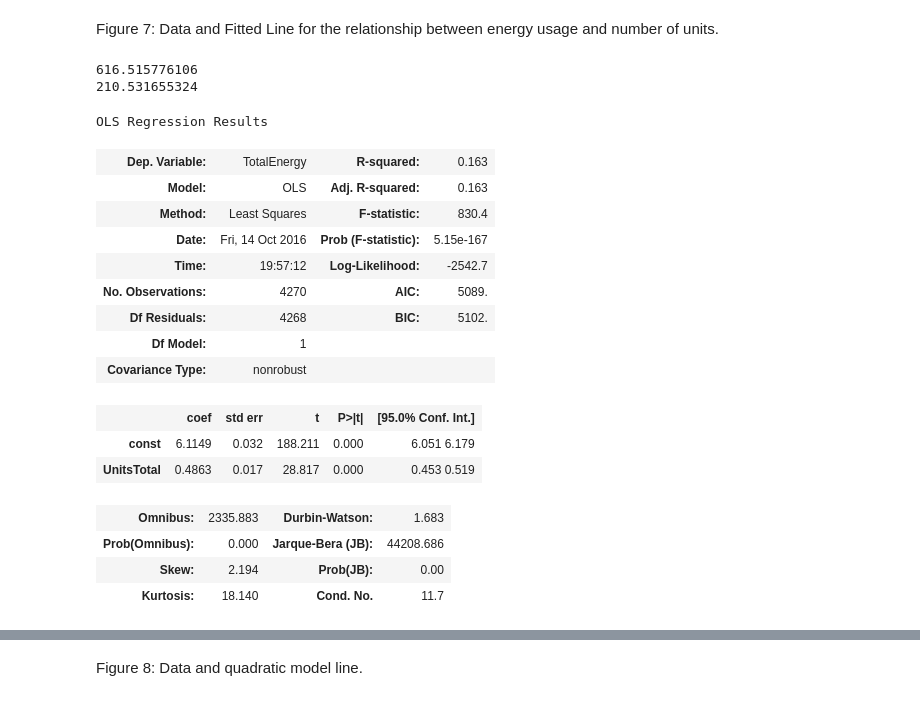
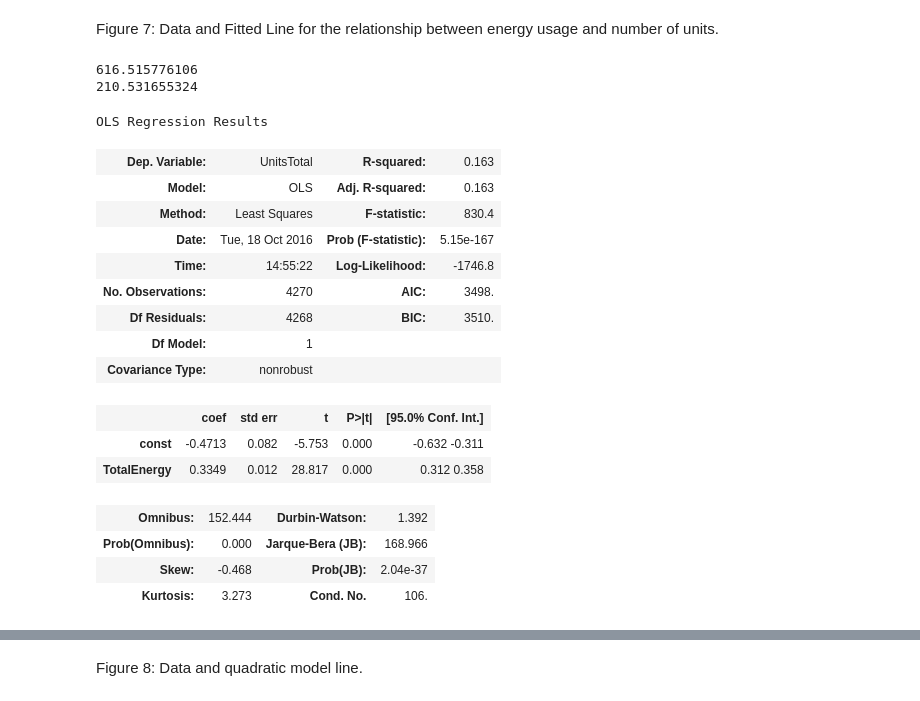
Before and after one commit to bsmiller25/PUI2016_bm2393, a Jupyter notebook: HW6_bm2393/Assignment1.ipynb, the cells around one changed output, grey strips where cells are left out. Saved outputs shown, nothing was run; the diff lists cells and outputs as text; code cells hidden in the pictures.

```diff
--- a/HW6_bm2393/Assignment1.ipynb
+++ b/HW6_bm2393/Assignment1.ipynb
@@ -410,37 +410,37 @@ Figure 7: Data and Fitted Line for the relationship between energy usage and num
 # %%
 # my OLS summary.
 # Yours may be somewhat different depending on how you cut the data'
 
 
 def chisqcalc(reg, x):
     chisq = sum(reg.resid**2 / np.sqrt(x))
     return(chisq)
 
 print (chisqcalc(linmodel1, np.log10(bblnrgdata_cut['UnitsTotal'])))
 
 print (chisqcalc(linmodel2, np.log10(bblnrgdata_cut['TotalEnergy'])))
 
-# the first model is better
-linmodel1.summary()
+# the second model is better
+linmodel2.summary()
 # %% [output]
 616.515776106
 210.531655324
 OLS Regression Results
-| Dep. Variable: | TotalEnergy | R-squared: | 0.163 |
+| Dep. Variable: | UnitsTotal | R-squared: | 0.163 |
 | Model: | OLS | Adj. R-squared: | 0.163 |
 | Method: | Least Squares | F-statistic: | 830.4 |
-| Date: | Fri, 14 Oct 2016 | Prob (F-statistic): | 5.15e-167 |
-| Time: | 19:57:12 | Log-Likelihood: | -2542.7 |
-| No. Observations: | 4270 | AIC: | 5089. |
-| Df Residuals: | 4268 | BIC: | 5102. |
+| Date: | Tue, 18 Oct 2016 | Prob (F-statistic): | 5.15e-167 |
+| Time: | 14:55:22 | Log-Likelihood: | -1746.8 |
+| No. Observations: | 4270 | AIC: | 3498. |
+| Df Residuals: | 4268 | BIC: | 3510. |
 | Df Model: | 1 |  |  |
 | Covariance Type: | nonrobust |  |  |
 |  | coef | std err | t | P>|t| | [95.0% Conf. Int.] |
-| const | 6.1149 | 0.032 | 188.211 | 0.000 | 6.051 6.179 |
-| UnitsTotal | 0.4863 | 0.017 | 28.817 | 0.000 | 0.453 0.519 |
+| const | -0.4713 | 0.082 | -5.753 | 0.000 | -0.632 -0.311 |
+| TotalEnergy | 0.3349 | 0.012 | 28.817 | 0.000 | 0.312 0.358 |
-| Omnibus: | 2335.883 | Durbin-Watson: | 1.683 |
-| Prob(Omnibus): | 0.000 | Jarque-Bera (JB): | 44208.686 |
-| Skew: | 2.194 | Prob(JB): | 0.00 |
-| Kurtosis: | 18.140 | Cond. No. | 11.7 |
+| Omnibus: | 152.444 | Durbin-Watson: | 1.392 |
+| Prob(Omnibus): | 0.000 | Jarque-Bera (JB): | 168.966 |
+| Skew: | -0.468 | Prob(JB): | 2.04e-37 |
+| Kurtosis: | 3.273 | Cond. No. | 106. |
 # %%
 
```
Also changed, not shown: parts of 9 cells of this notebook.
